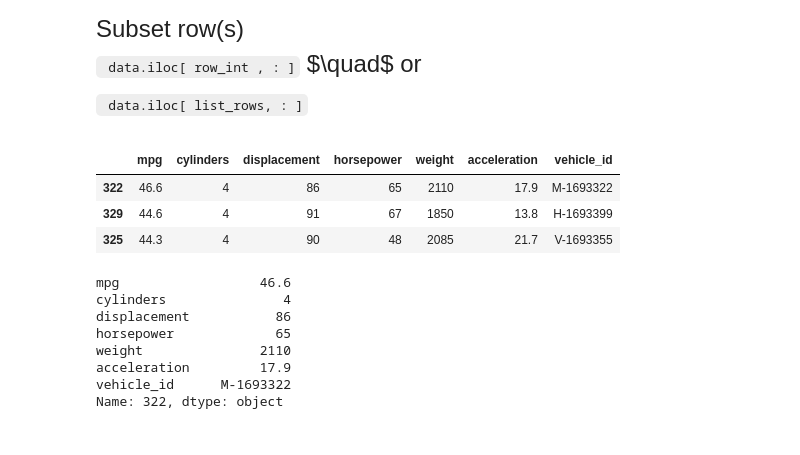
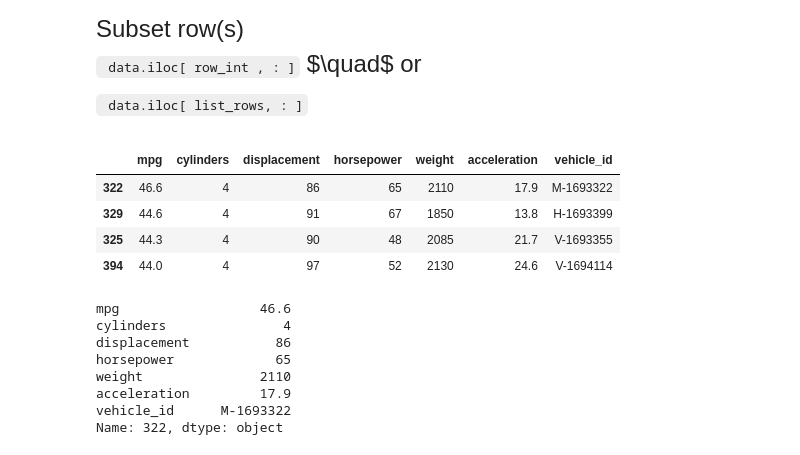
Before and after one commit to esunn0412/qtm151_fall_2023, a Jupyter notebook: lecture_09/lecture_9EDITED.ipynb, the cells around one changed output. Cells and saved outputs as stored; diff of their text form; code cells hidden in the pictures.

````diff
--- a/lecture_09/lecture_9EDITED.ipynb
+++ b/lecture_09/lecture_9EDITED.ipynb
@@ -197,12 +199,14 @@ Subset row(s)
 
 ``` data.iloc[ list_rows, : ]```
 # %%
-carsorted.iloc[[0, 1, 2]]
+carsorted.iloc[[0,1,2,3]]
+#iloc[[the row], column]
 # %% [output]
 |  | mpg | cylinders | displacement | horsepower | weight | acceleration | vehicle_id |
 | 322 | 46.6 | 4 | 86 | 65 | 2110 | 17.9 | M-1693322 |
 | 329 | 44.6 | 4 | 91 | 67 | 1850 | 13.8 | H-1693399 |
 | 325 | 44.3 | 4 | 90 | 48 | 2085 | 21.7 | V-1693355 |
+| 394 | 44.0 | 4 | 97 | 52 | 2130 | 24.6 | V-1694114 |
 # %%
 # The following command extracts all columns for row zero
 # Remember that numbering starts at zero in Python
````
Also changed, not shown: parts of 7 cells of this notebook, 7 other files.
